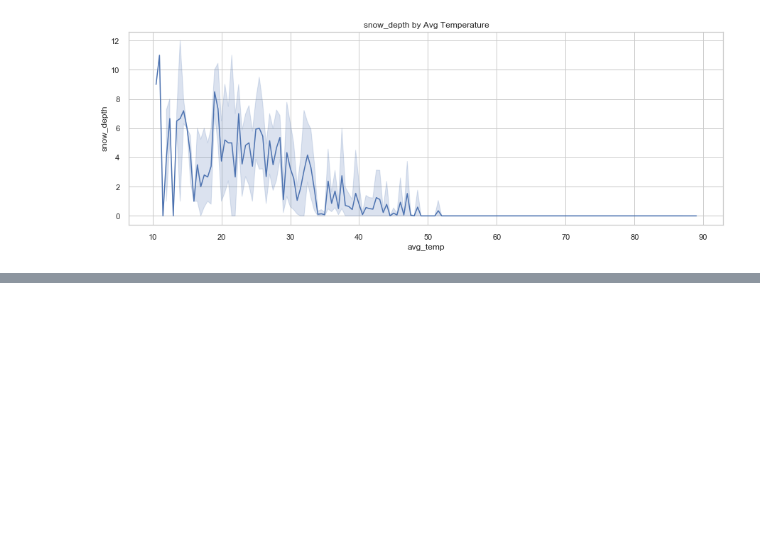
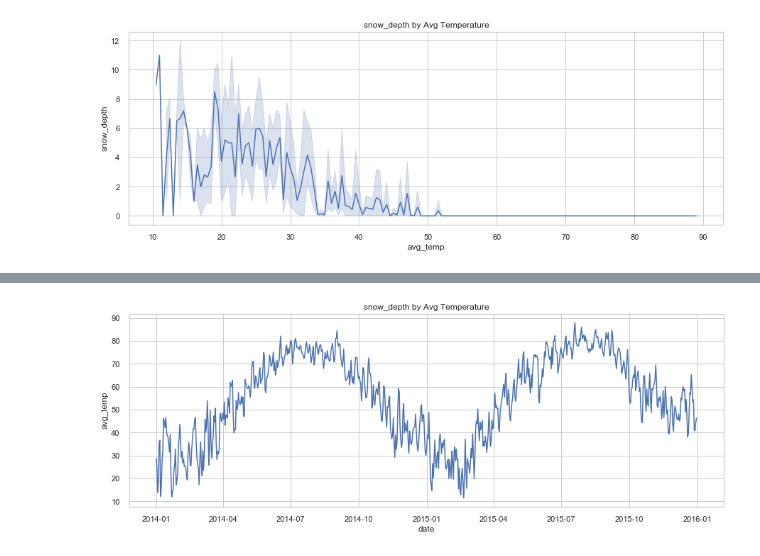
Before and after one commit to marioceron/DS4A_Datathon_Team03_2019, a Jupyter notebook: 1_ReadingCleaning_Weather.ipynb, the cells around one changed output, grey strips where cells are left out. Cells and saved outputs as stored; diff of their text form; code cells hidden in the pictures; blank space fills up the shorter version.

```diff
--- a/1_ReadingCleaning_Weather.ipynb
+++ b/1_ReadingCleaning_Weather.ipynb
@@ -240,3 +240,6 @@ weather.describe()
 # %%
 path = 'DataSet/Parquets'
 weather.to_parquet(path + '/weather_filtered.parquet', engine = 'pyarrow')
+# %%
+path = 'DataSet/Parquets'
+weather = pd.read_parquet(path + '/weather_nta.parquet', engine = 'pyarrow')
@@ -242,0 +262,3 @@ weather.to_parquet(path + '/weather_filtered.parquet', engine = 'pyarrow')
+# %%
+weather_grouped = weather.groupby('date')[['max_temp', 'min_temp', 'avg_temp', 'precipitation', 'snowfall', 'snow_depth']].mean().reset_index()
+weather_grouped.head()
@@ -242,0 +272,11 @@ weather.to_parquet(path + '/weather_filtered.parquet', engine = 'pyarrow')
+# %%
+fig, ax = plt.subplots(figsize=(15,5))
+m = sns.lineplot(x="date", y="avg_temp", data=weather_grouped, ax=ax)
+ax.set(xlabel='date', ylabel='avg_temp')
+#ax.set_xticks(np.arange(0, 24,1))
+#plt.xticks(rotation=90);
+plt.xticks
+#plt.ylim(0, 18000)
+plt.title('snow_depth by Avg Temperature');
+# %% [output]
+[figure, added]
```
Also changed, not shown: parts of 4 cells of this notebook, 4 other files.
